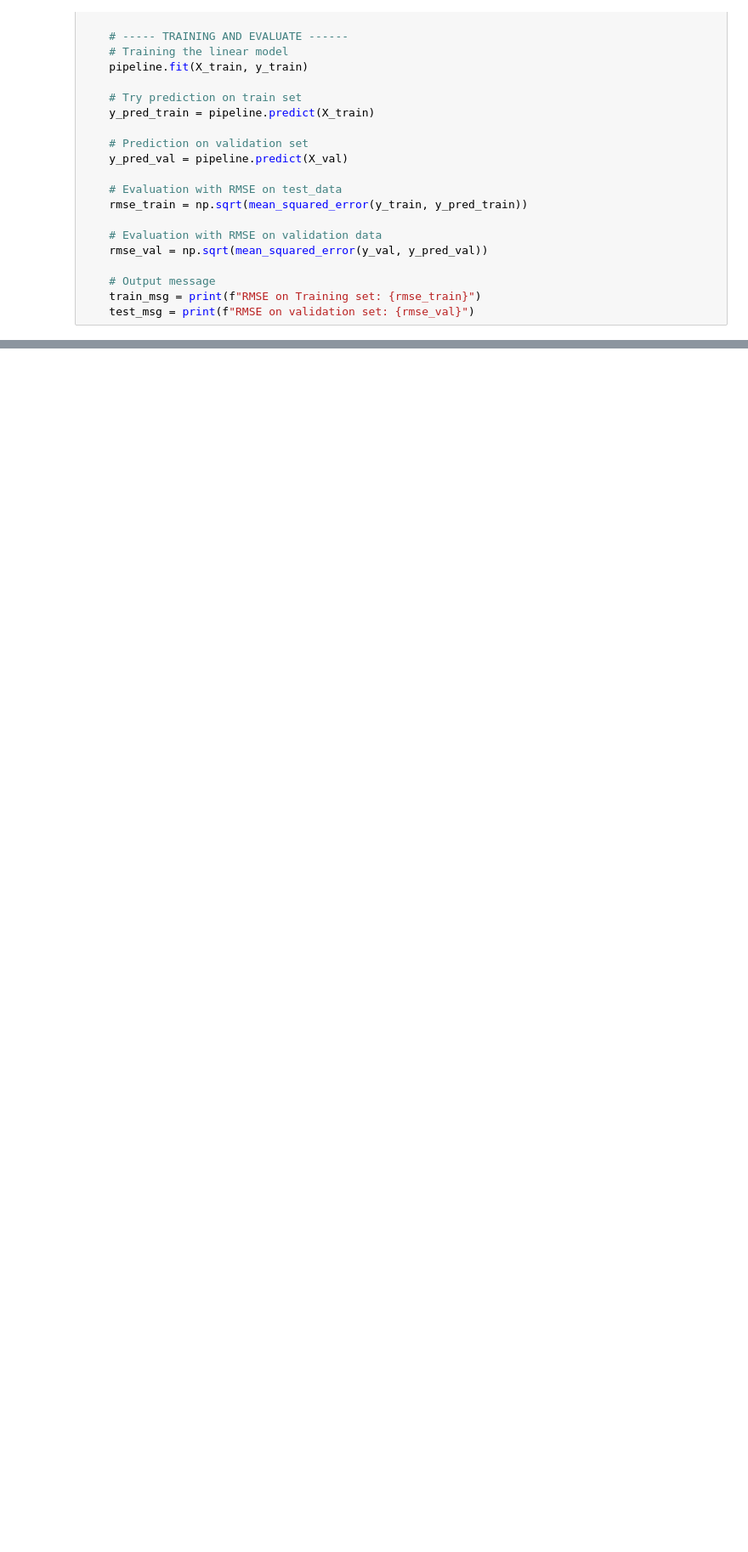
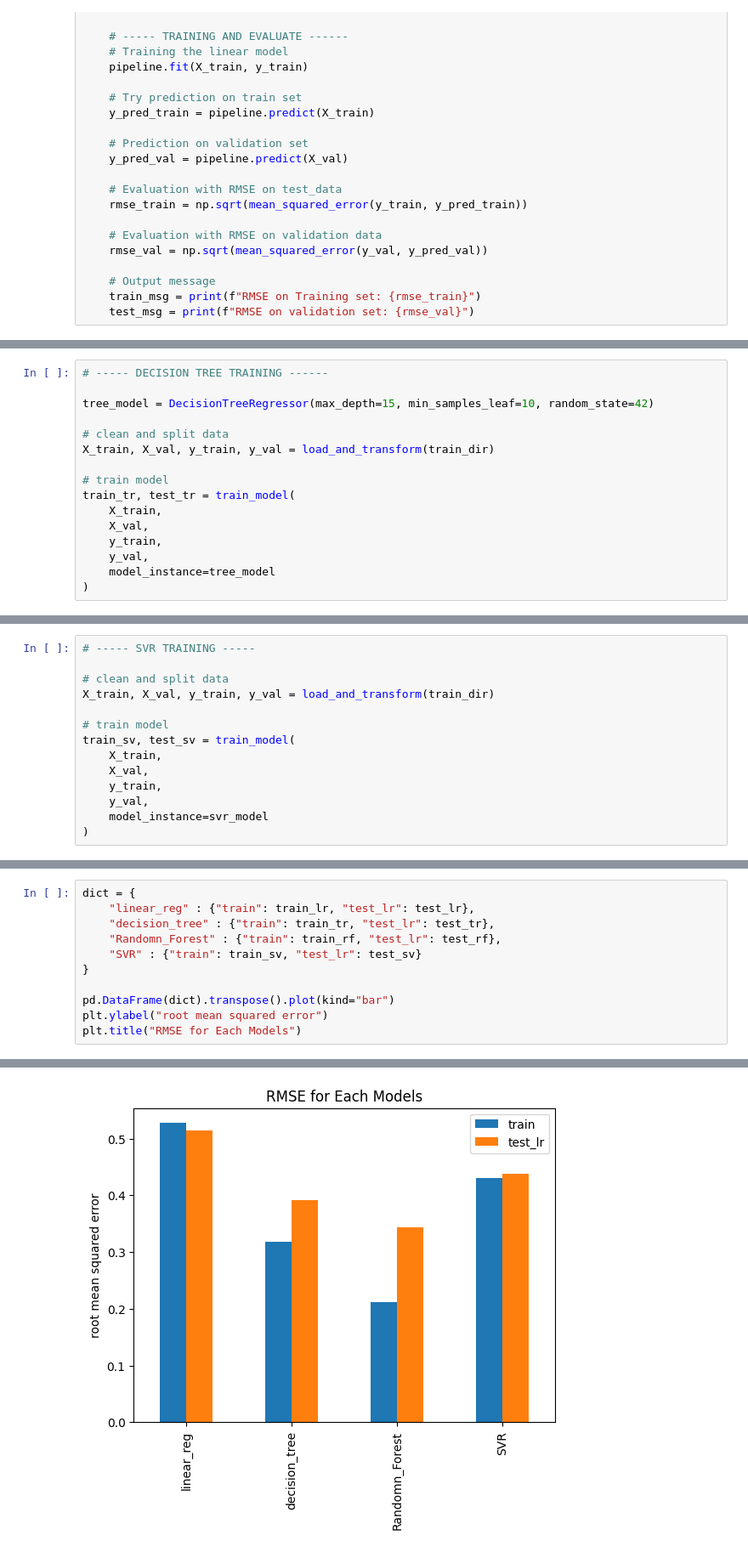
Before and after one commit to Bjoshua25/Housing-Prediction-in-India-DevelopersFoundry-proj-1, a Jupyter notebook: notebooks/models.ipynb, the cells around one changed output, grey strips where cells are left out. Shown at 85% size. Cells and saved outputs as stored; diff of their text form; blank space fills up the shorter version.

Commit message:
Randomize search, saving and loading model, communicating results

```diff
--- a/notebooks/models.ipynb
+++ b/notebooks/models.ipynb
@@ -341,0 +408,16 @@ def train_model(X_train, X_test, y_train, y_test, model_instance):
+# %%
+# ----- DECISION TREE TRAINING ------
+
+tree_model = DecisionTreeRegressor(max_depth=15, min_samples_leaf=10, random_state=42)
+
+# clean and split data
+X_train, X_val, y_train, y_val = load_and_transform(train_dir)
+
+# train model
+train_tr, test_tr = train_model(
+    X_train,
+    X_val,
+    y_train,
+    y_val,
+    model_instance=tree_model
+)
@@ -341,0 +452,14 @@ def train_model(X_train, X_test, y_train, y_test, model_instance):
+# %%
+# ----- SVR TRAINING -----
+
+# clean and split data
+X_train, X_val, y_train, y_val = load_and_transform(train_dir)
+
+# train model
+train_sv, test_sv = train_model(
+    X_train,
+    X_val,
+    y_train,
+    y_val,
+    model_instance=svr_model
+)
@@ -341,0 +469,12 @@ def train_model(X_train, X_test, y_train, y_test, model_instance):
+# %%
+dict = {
+    "linear_reg" : {"train": train_lr, "test_lr": test_lr},
+    "decision_tree" : {"train": train_tr, "test_lr": test_tr},
+    "Randomn_Forest" : {"train": train_rf, "test_lr": test_rf},
+    "SVR" : {"train": train_sv, "test_lr": test_sv}
+}
+
+pd.DataFrame(dict).transpose().plot(kind="bar")
+plt.ylabel("root mean squared error")
+plt.title("RMSE for Each Models")
+# %% [output]
@@ -341,0 +482 @@ def train_model(X_train, X_test, y_train, y_test, model_instance):
+[figure, added]
```
Also changed, not shown: parts of 28 cells of this notebook, 1 other file.
